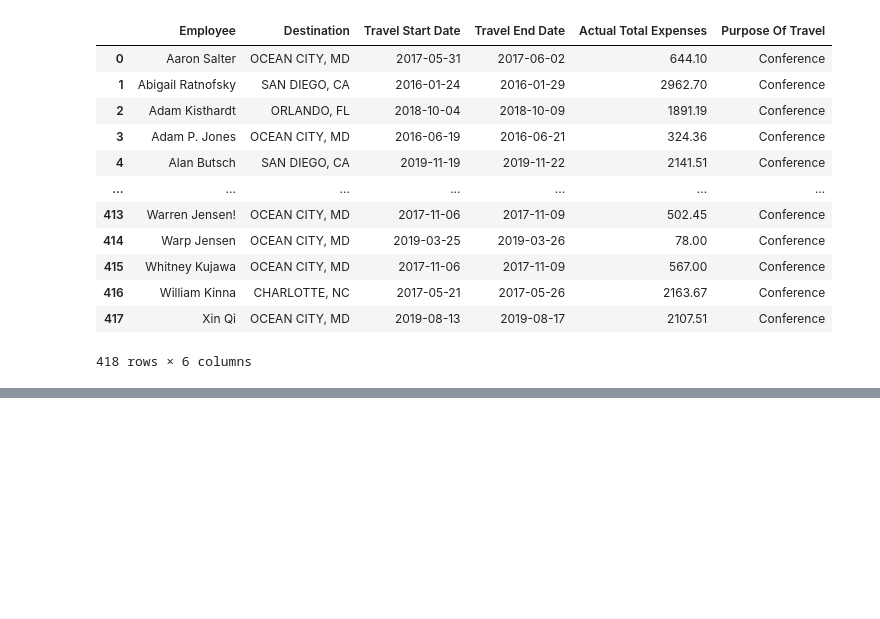
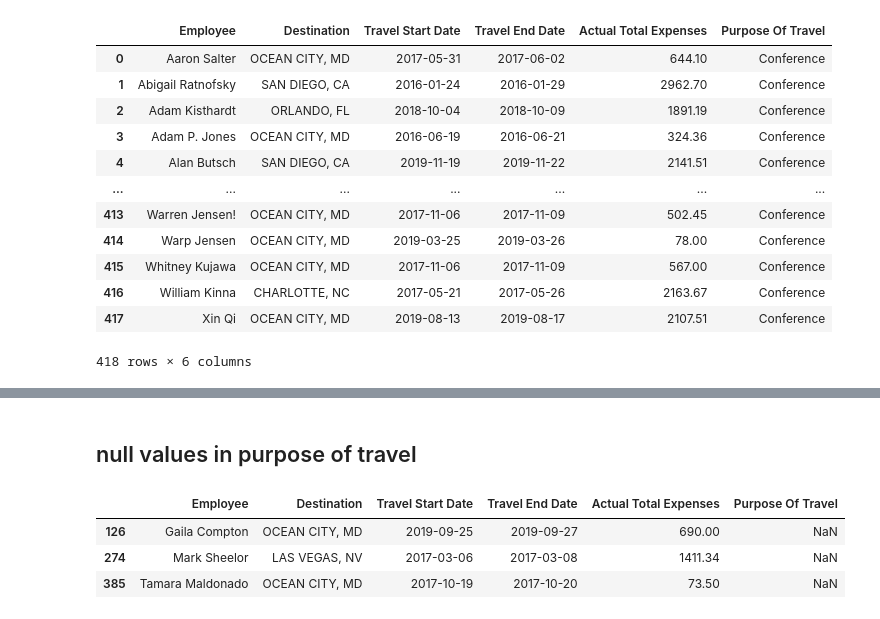
Before and after one commit to Temyl/cleaning_data_with_panda, a Jupyter notebook: index.ipynb, the cells around one changed output, grey strips where cells are left out. Drawn from its saved outputs; the diff is of its cells as text; code cells hidden in the pictures; blank space fills up the shorter version.

```diff
--- a/index.ipynb
+++ b/index.ipynb
@@ -42,0 +89,2 @@ travel_dataset
+# %%
+travel_dataset_copy['Travel Start Date'] = travel_dataset_copy['Travel Start Date'].apply(remove_white_space) # clearing whitespaces
@@ -42,0 +123,2 @@ travel_dataset
+# %%
+travel_dataset_copy['Travel Start Date'] = pd.to_datetime(travel_dataset_copy['Travel Start Date']) # changing travel start data from strings to date data type
@@ -42,0 +157,3 @@ travel_dataset
+# %%
+# change travel end date from string to datetime datatype
+travel_dataset_copy['Travel End Date'] = travel_dataset_copy['Travel End Date'].apply(remove_white_space)
@@ -42,0 +162,9 @@ travel_dataset
+# %% [markdown]
+## null values in purpose of travel
+# %%
+travel_dataset_copy[travel_dataset_copy['Purpose Of Travel'].isna()]
+# %% [output]
+|  | Employee | Destination | Travel Start Date | Travel End Date | Actual Total Expenses | Purpose Of Travel |
+| 126 | Gaila Compton | OCEAN CITY, MD | 2019-09-25 | 2019-09-27 | 690.00 | NaN |
+| 274 | Mark Sheelor | LAS VEGAS, NV | 2017-03-06 | 2017-03-08 | 1411.34 | NaN |
+| 385 | Tamara Maldonado | OCEAN CITY, MD | 2017-10-19 | 2017-10-20 | 73.50 | NaN |
```
Also changed, not shown: parts of 28 cells of this notebook, 1 other file.
